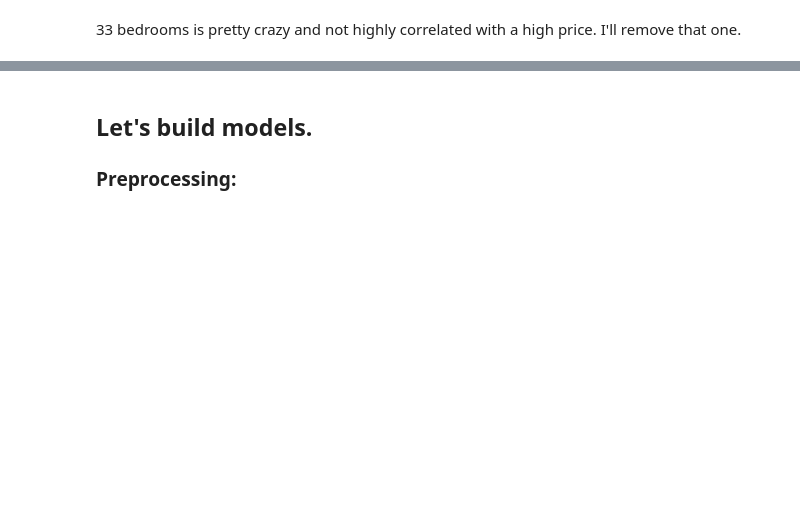
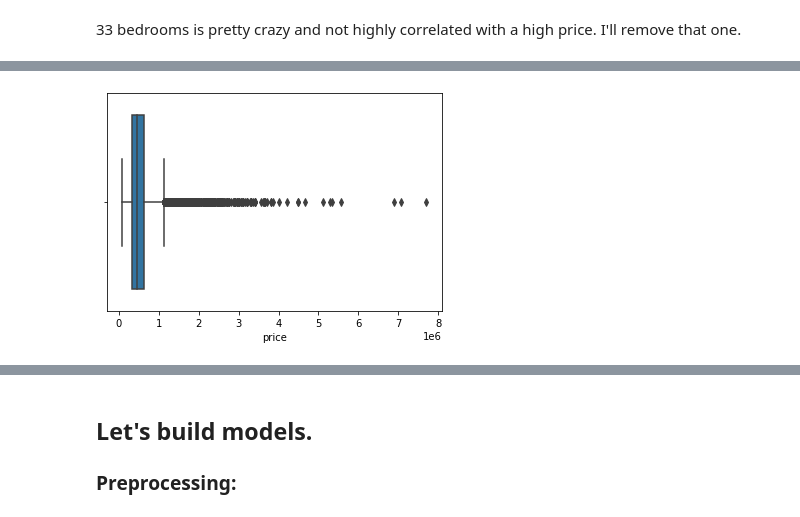
Before and after one commit to NicholasIndorf/KingCountyHousingSaleModel, a Jupyter notebook: notebooks/Nick/Project2TemplateNick.ipynb, the cells around one changed output, grey strips where cells are left out. Drawn from its saved outputs; the diff is of its cells as text; code cells hidden in the pictures; blank space fills up the shorter version.

```diff
--- a/notebooks/Nick/Project2TemplateNick.ipynb
+++ b/notebooks/Nick/Project2TemplateNick.ipynb
@@ -149,0 +241,4 @@ dtfc
+# %%
+sns.boxplot(data['price'], orient='h');
+# %% [output]
+[figure, added]
```
Also changed, not shown: parts of 90 cells of this notebook, 1 other file.
